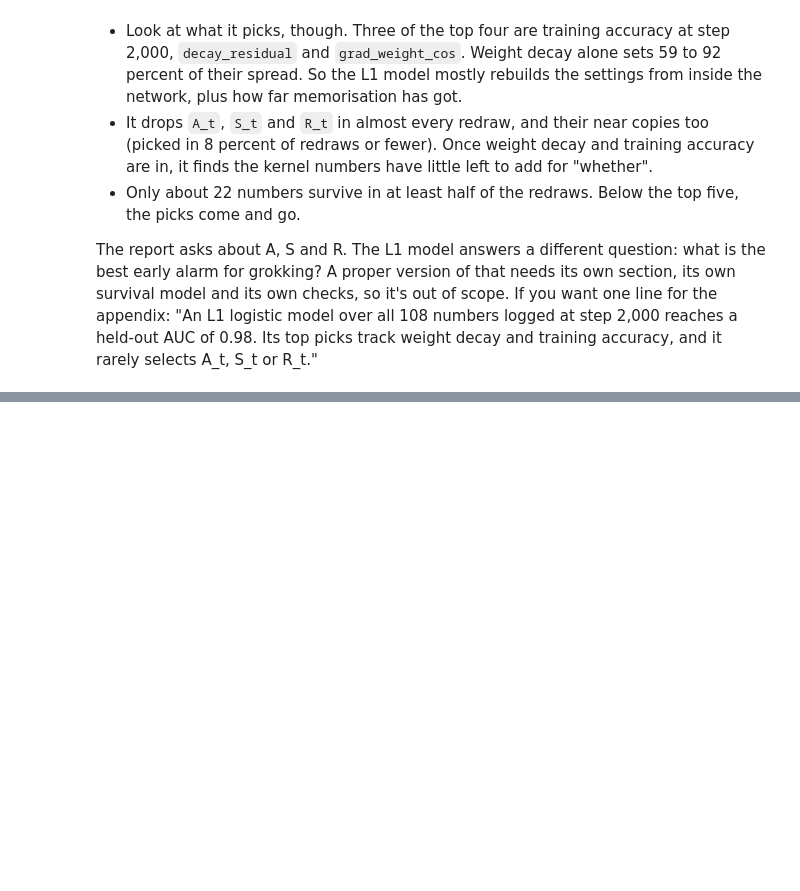
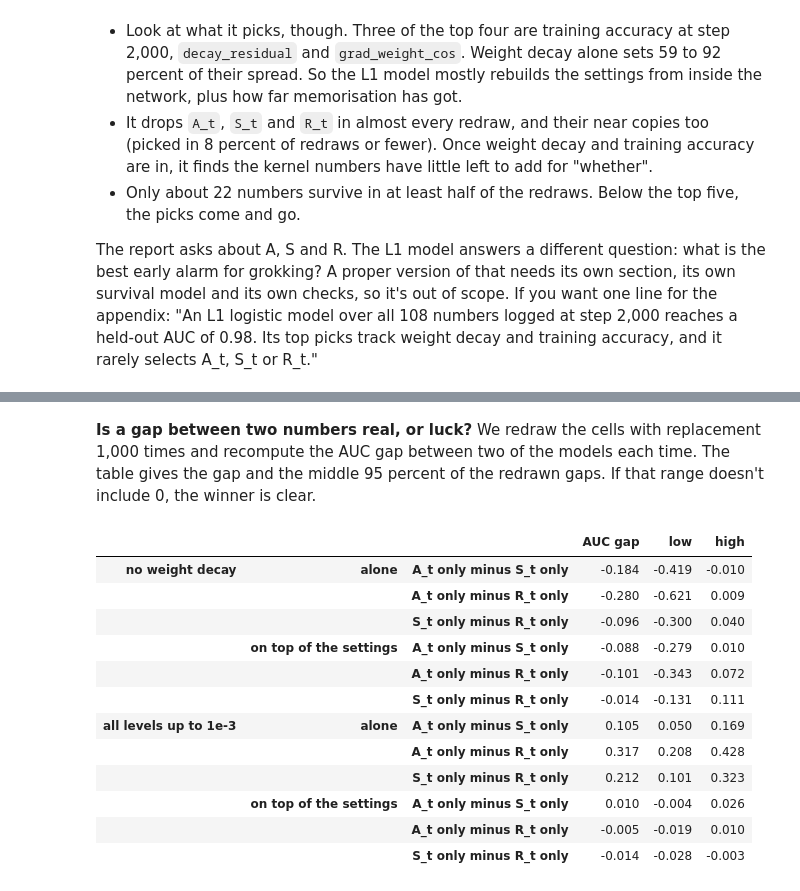
Before and after one commit to ZainAlSaffi-Dev/STAT3007, a Jupyter notebook: model_fitting/audit.ipynb, the cells around one changed output, grey strips where cells are left out. Cells and saved outputs as stored; diff of their text form; code cells hidden in the pictures; blank space fills up the shorter version.

```diff
--- a/model_fitting/audit.ipynb
+++ b/model_fitting/audit.ipynb
@@ -496,0 +552,34 @@ The report asks about A, S and R. The L1 model answers a different question: wha
+# %% [markdown]
+**Is a gap between two numbers real, or luck?** We redraw the cells with replacement 1,000 times and recompute the AUC gap between two of the models each time. The table gives the gap and the middle 95 percent of the redrawn gaps. If that range doesn't include 0, the winner is clear.
+# %%
+def auc_gap(label, how, a, b, draws=1000):
+    df = sets[label]
+    y = df['grokked'].to_numpy()
+    pa, pb = single_probs[(label, how, a)].to_numpy(), single_probs[(label, how, b)].to_numpy()
+    cell_rows = list(df.groupby('cell').indices.values())
+    rng, gaps = np.random.default_rng(0), []
+    while len(gaps) < draws:
+        rows = np.concatenate([cell_rows[i] for i in rng.integers(len(cell_rows), size=len(cell_rows))])
+        if y[rows].min() < y[rows].max():
+            gaps.append(roc_auc_score(y[rows], pa[rows]) - roc_auc_score(y[rows], pb[rows]))
+    low, high = np.percentile(gaps, [2.5, 97.5])
+    return {'AUC gap': roc_auc_score(y, pa) - roc_auc_score(y, pb), 'low': low, 'high': high}
+
+pairs = [('A_t only', 'S_t only'), ('A_t only', 'R_t only'), ('S_t only', 'R_t only')]
+pd.DataFrame({(label, how, f'{a} minus {b}'): auc_gap(label, how, a, b)
+              for label in ['no weight decay', POOLED] for how in ['alone', 'on top of the settings']
+              for a, b in pairs}).T.round(3)
+# %% [output]
+|  |  |  | AUC gap | low | high |
+| no weight decay | alone | A_t only minus S_t only | -0.184 | -0.419 | -0.010 |
+|  |  | A_t only minus R_t only | -0.280 | -0.621 | 0.009 |
+|  |  | S_t only minus R_t only | -0.096 | -0.300 | 0.040 |
+|  | on top of the settings | A_t only minus S_t only | -0.088 | -0.279 | 0.010 |
+|  |  | A_t only minus R_t only | -0.101 | -0.343 | 0.072 |
+|  |  | S_t only minus R_t only | -0.014 | -0.131 | 0.111 |
+| all levels up to 1e-3 | alone | A_t only minus S_t only | 0.105 | 0.050 | 0.169 |
+|  |  | A_t only minus R_t only | 0.317 | 0.208 | 0.428 |
+|  |  | S_t only minus R_t only | 0.212 | 0.101 | 0.323 |
+|  | on top of the settings | A_t only minus S_t only | 0.010 | -0.004 | 0.026 |
+|  |  | A_t only minus R_t only | -0.005 | -0.019 | 0.010 |
+|  |  | S_t only minus R_t only | -0.014 | -0.028 | -0.003 |
```
Also changed, not shown: parts of 13 cells of this notebook, 1 other file.
